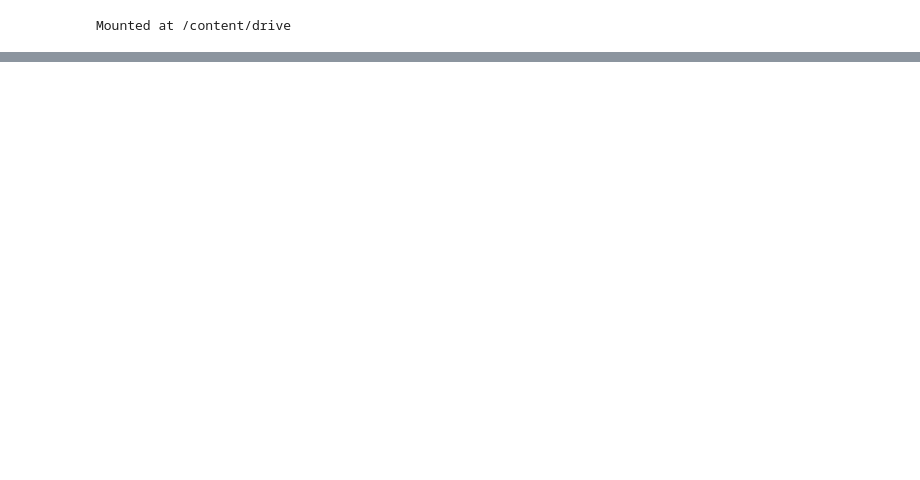
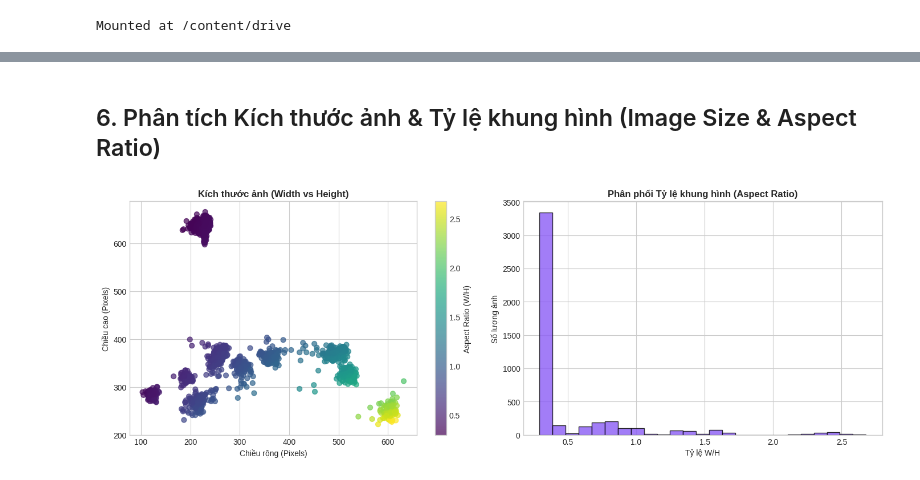
Before and after one commit to TinsDunx2005/surface-defect-segmentation, a Jupyter notebook: notebooks/01_eda.ipynb, the cells around one changed output, grey strips where cells are left out. Cells and saved outputs as stored; diff of their text form; code cells hidden in the pictures; blank space fills up the shorter version.

```diff
--- a/notebooks/01_eda.ipynb
+++ b/notebooks/01_eda.ipynb
@@ -357,0 +187,21 @@ Mẫu có vấn đề toàn vẹn: 0
+# %% [markdown]
+## 6. Phân tích Kích thước ảnh & Tỷ lệ khung hình (Image Size & Aspect Ratio)
+# %%
+fig, axes = plt.subplots(1, 2, figsize=(14, 5))
+
+sc = axes[0].scatter(df['width'], df['height'], c=df['aspect_ratio'], cmap='viridis', s=40, alpha=0.7)
+plt.colorbar(sc, ax=axes[0], label='Aspect Ratio (W/H)')
+axes[0].set_title("Kích thước ảnh (Width vs Height)", fontweight='bold')
+axes[0].set_xlabel("Chiều rộng (Pixels)")
+axes[0].set_ylabel("Chiều cao (Pixels)")
+
+axes[1].hist(df['aspect_ratio'], bins=25, color='#8b5cf6', edgecolor='black', alpha=0.8)
+axes[1].set_title("Phân phối Tỷ lệ khung hình (Aspect Ratio)", fontweight='bold')
+axes[1].set_xlabel("Tỷ lệ W/H")
+axes[1].set_ylabel("Số lượng ảnh")
+
+plt.tight_layout()
+plt.savefig(FIGURES_DIR / "03_image_dimensions_aspect_ratio.png", dpi=300)
+plt.show()
+# %% [output]
+[figure, added]
```
Also changed, not shown: parts of 55 cells of this notebook, 2 other files.
